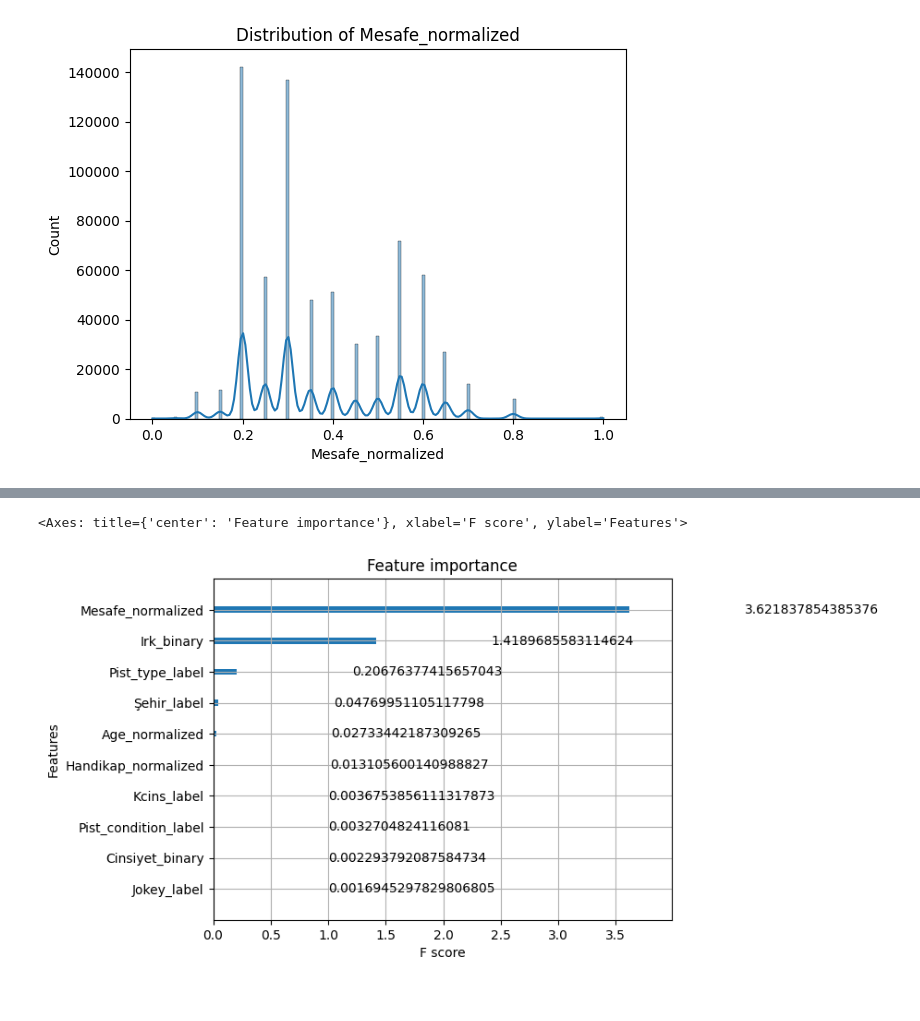
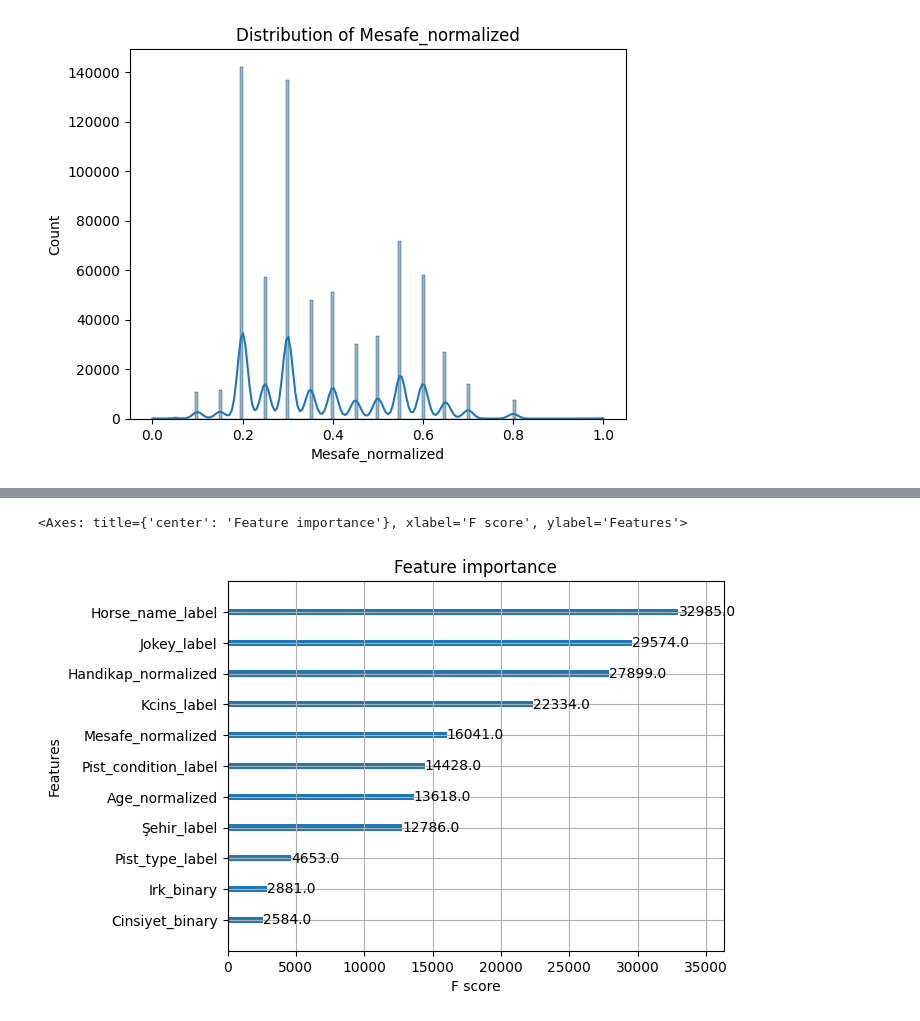
Before and after one commit to SeeknnDestroy/web-scraper, a Jupyter notebook: training_optimized.ipynb, the cells around one changed output, grey strips where cells are left out. Drawn from its saved outputs; the diff is of its cells as text; code cells hidden in the pictures.

Commit message:
update training with horse_name_label

```diff
--- a/training_optimized.ipynb
+++ b/training_optimized.ipynb
@@ -412,8 +421,8 @@ from sklearn.model_selection import train_test_split
 X = data
 y = data['Derece_ms_normalized']
 
-# Split the data, train 95%, test 5%
-X_train, X_test, y_train, y_test = train_test_split(X, y, test_size=0.05, random_state=42)
+# Split the data, train 90%, test 10%
+X_train, X_test, y_train, y_test = train_test_split(X, y, test_size=0.1, random_state=42)
 
 
 # Save training and test csv files
@@ -434,6 +443,6 @@ X_train.describe()
 # %%
 # Define the columns to keep
-columns_to_keep = ['Age_normalized', 'Cinsiyet_binary', 'Irk_binary']
+columns_to_keep = ['Horse_name_label', 'Age_normalized', 'Cinsiyet_binary', 'Irk_binary']
 columns_to_keep += ['Mesafe_normalized', 'Handikap_normalized', 'Pist_type_label', 'Pist_condition_label', 'Kcins_label', 'Şehir_label', 'Jokey_label']
 
 # Select only the columns to keep from the datasets
@@ -529,7 +539,7 @@ best_hyperparams = {
 
 new_params = {
     "max_depth": 10,
-    "learning_rate": 0.12,
+    "learning_rate": 0.2,
     "subsample": 0.8569259180972277,
     "colsample_bytree": 0.6021710512299691,
     "min_child_weight": 3,
@@ -560,7 +570,7 @@ best_params = {
     'eval_metric': 'rmse',
     'tree_method': 'hist',
     'seed': 42,
-    'eval_metric': 'rmse'
+    'eval_metric': 'rmse',
 }
 
 # Convert to DMatrix with native categorical support (XGBoost >=1.3.0)
@@ -860,5 +872,5 @@ plt.show()
 # %%
-xgb.plot_importance(final_model, importance_type='gain')
+xgb.plot_importance(final_model, importance_type='weight')
 # %% [output]
 <Axes: title={'center': 'Feature importance'}, xlabel='F score', ylabel='Features'>
-[figure, old version]
+[figure, new version]
```
Also changed, not shown: parts of 25 cells of this notebook, 7 other files.
